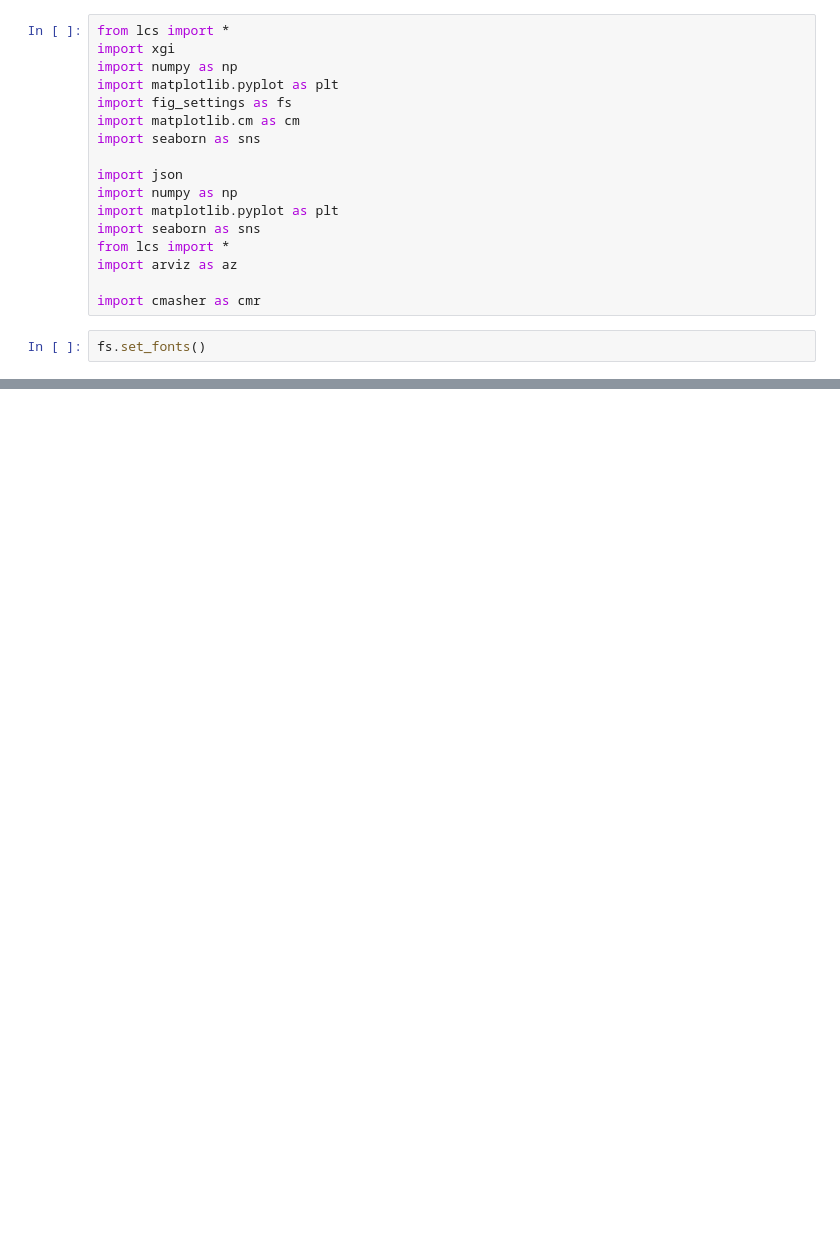
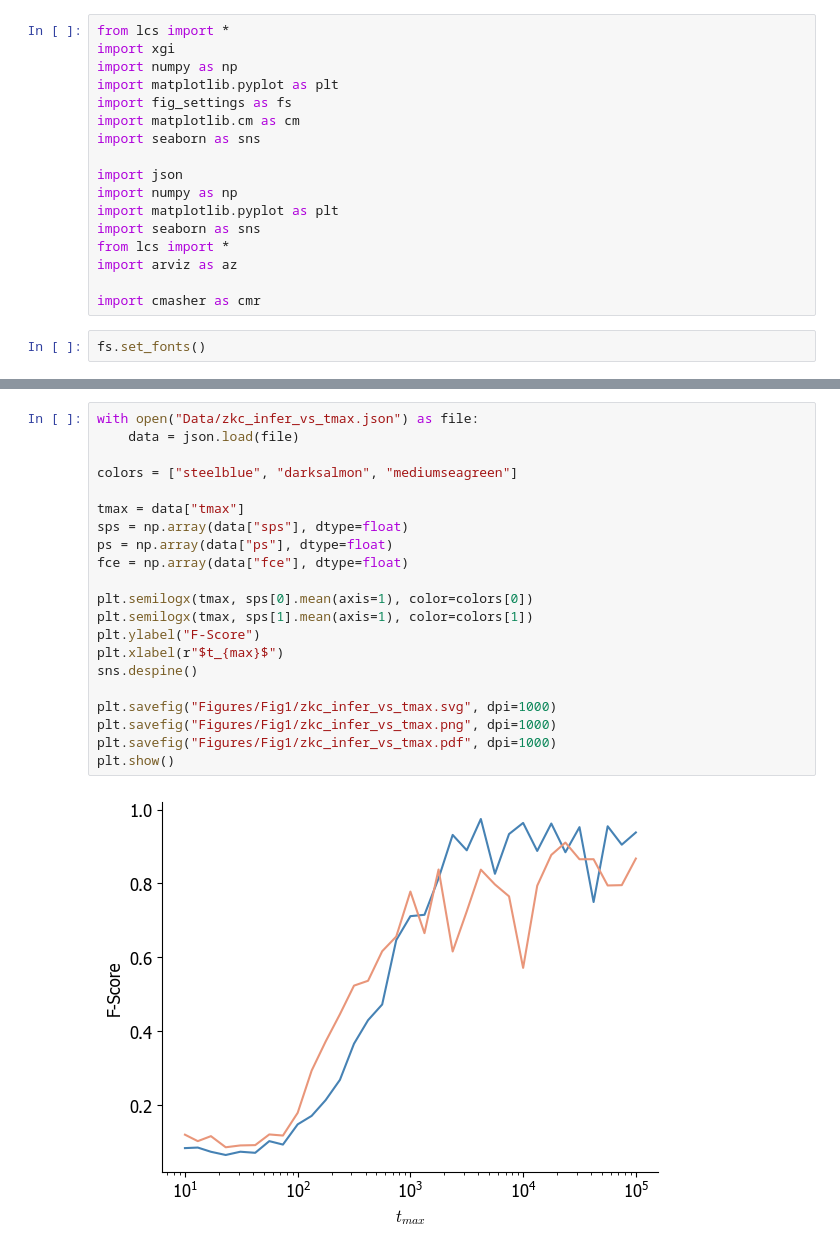
Before and after one commit to nwlandry/complex-network-reconstruction, a Jupyter notebook: plot_fig1.ipynb, the cells around one changed output, grey strips where cells are left out. Drawn from its saved outputs; the diff is of its cells as text; blank space fills up the shorter version.

```diff
--- a/plot_fig1.ipynb
+++ b/plot_fig1.ipynb
@@ -152 +162,24 @@ plt.show()
+# %%
+with open("Data/zkc_infer_vs_tmax.json") as file:
+    data = json.load(file)
+
+colors = ["steelblue", "darksalmon", "mediumseagreen"]
+
+tmax = data["tmax"]
+sps = np.array(data["sps"], dtype=float)
+ps = np.array(data["ps"], dtype=float)
+fce = np.array(data["fce"], dtype=float)
+
+plt.semilogx(tmax, sps[0].mean(axis=1), color=colors[0])
+plt.semilogx(tmax, sps[1].mean(axis=1), color=colors[1])
+plt.ylabel("F-Score")
+plt.xlabel(r"$t_{max}$")
+sns.despine()
+
+plt.savefig("Figures/Fig1/zkc_infer_vs_tmax.svg", dpi=1000)
+plt.savefig("Figures/Fig1/zkc_infer_vs_tmax.png", dpi=1000)
+plt.savefig("Figures/Fig1/zkc_infer_vs_tmax.pdf", dpi=1000)
+plt.show()
+# %% [output]
+[figure, added]
 # %%
```
Also changed, not shown: parts of 5 cells of this notebook, 27 other files.
